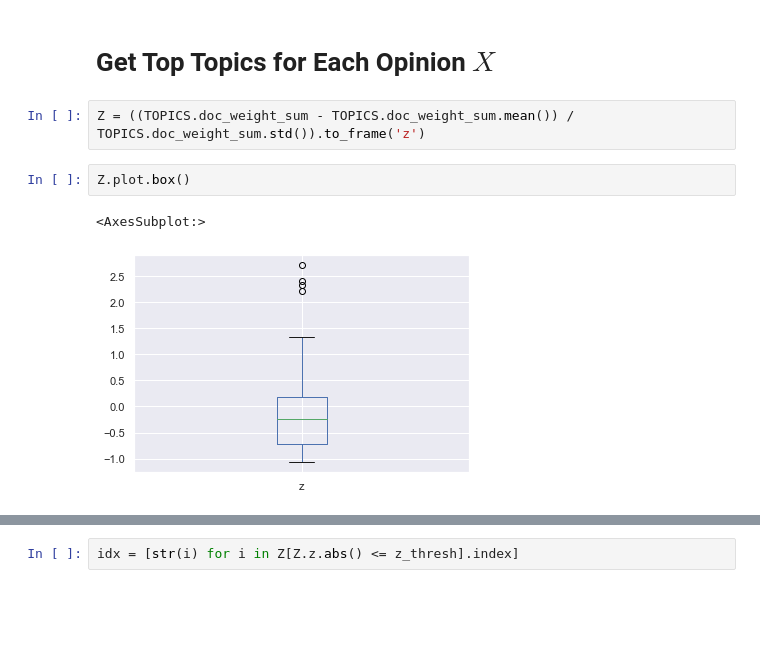
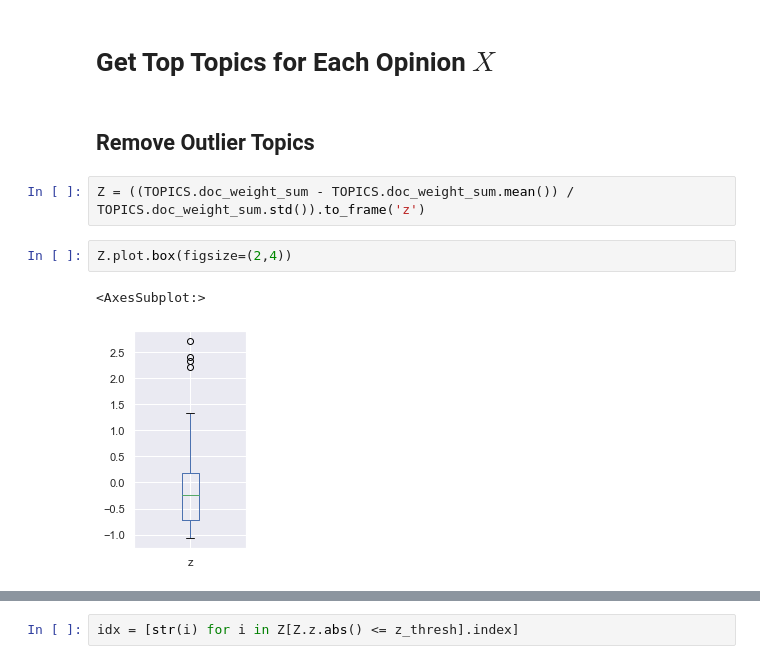
Before and after one commit to ontoligent/supreme-court-decisions, a Jupyter notebook: 03-topics-and-distance.ipynb, the cells around one changed output, grey strips where cells are left out. Cells and saved outputs as stored; diff of their text form; blank space fills up the shorter version.

```diff
--- a/03-topics-and-distance.ipynb
+++ b/03-topics-and-distance.ipynb
@@ -88,10 +94,12 @@ TDIST.sort_values('dist', ascending=False).head(10)
 # %% [markdown]
 # Get Top Topics for Each Opinion  $X$
+# %% [markdown]
+## Remove Outlier Topics
 # %%
 Z = ((TOPICS.doc_weight_sum - TOPICS.doc_weight_sum.mean()) / TOPICS.doc_weight_sum.std()).to_frame('z')
 # %%
-Z.plot.box()
+Z.plot.box(figsize=(2,4))
 # %% [output]
 <AxesSubplot:>
-[figure, old version]
+[figure, new version]
 # %%
```
Also changed, not shown: parts of 39 cells of this notebook, 2 other files.
